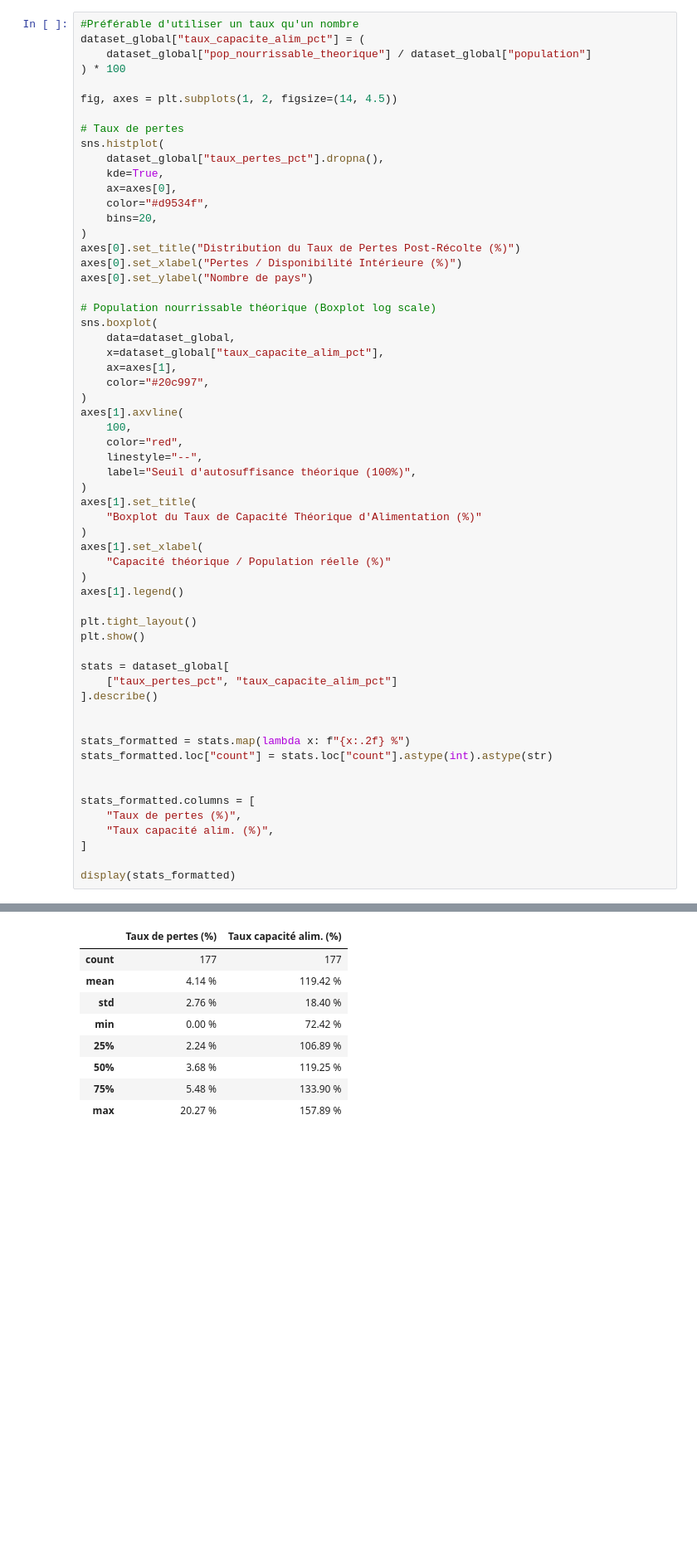
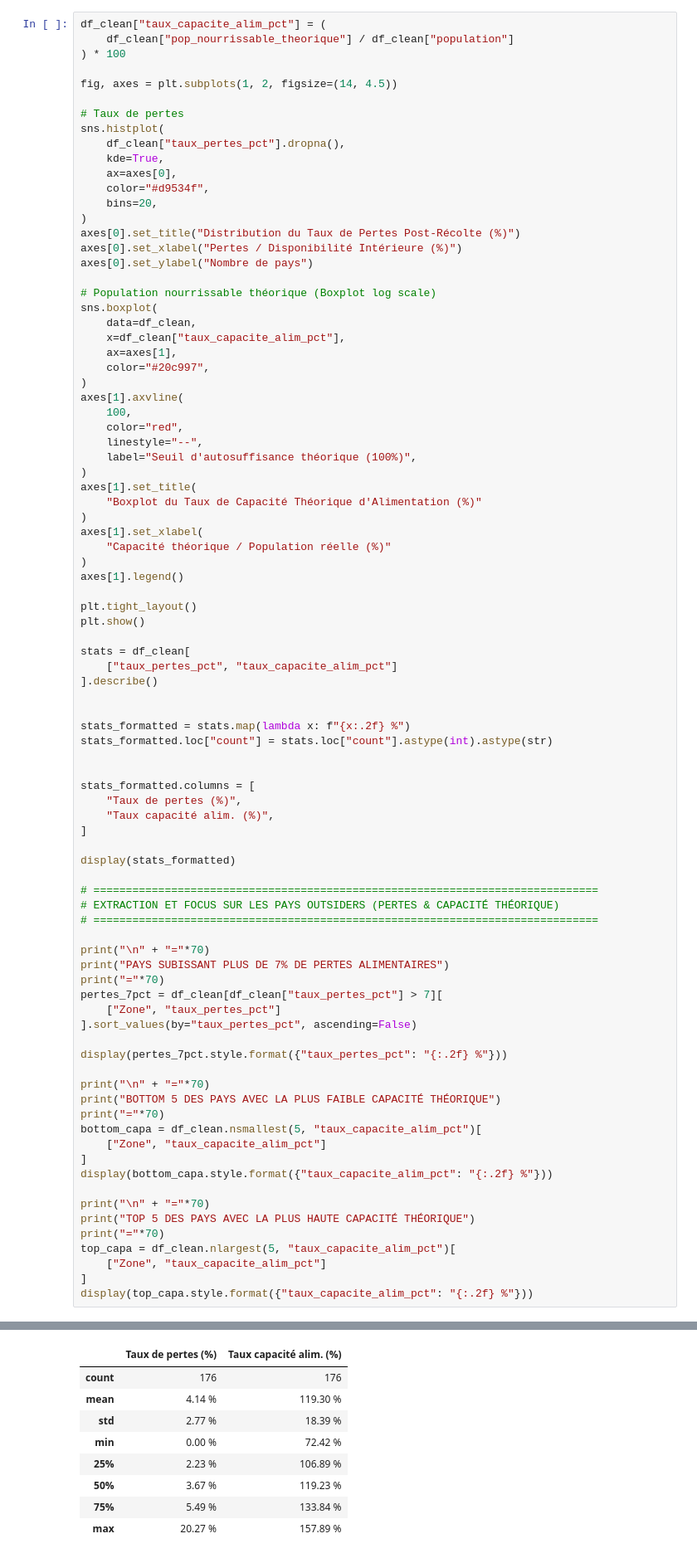
Before and after one commit to LalouhC/FAO_Datalab, a Jupyter notebook: notebooks/Analyse_FAO.ipynb, the cells around one changed output, grey strips where cells are left out. Shown at 83% size. Drawn from its saved outputs; the diff is of its cells as text; blank space fills up the shorter version.

```diff
--- a/notebooks/Analyse_FAO.ipynb
+++ b/notebooks/Analyse_FAO.ipynb
@@ -1512,16 +1681,15 @@ display(stats_formatted)
 - L'histogramme permet de voir le niveau moyen de gaspillage/pertes dans le monde, tandis que la courbe KDE révèle l'asymétrie de la distribution.
 - Le boxplot exprimé en taux (%) va neutraliser le biais de taille démographique : il ne mesure plus la population brute d'un pays, mais sa capacité à pouvoir nourrir sa population, permettant d'évaluer équitablement chaque nation par rapport au seuil d'autosuffisance de 100 %. »
 # %%
-#Préférable d'utiliser un taux qu'un nombre
-dataset_global["taux_capacite_alim_pct"] = (
-    dataset_global["pop_nourrissable_theorique"] / dataset_global["population"]
+df_clean["taux_capacite_alim_pct"] = (
+    df_clean["pop_nourrissable_theorique"] / df_clean["population"]
 ) * 100
 
 fig, axes = plt.subplots(1, 2, figsize=(14, 4.5))
 
 # Taux de pertes
 sns.histplot(
-    dataset_global["taux_pertes_pct"].dropna(),
+    df_clean["taux_pertes_pct"].dropna(),
     kde=True,
     ax=axes[0],
     color="#d9534f",
@@ -1533,8 +1701,8 @@ axes[0].set_ylabel("Nombre de pays")
 
 # Population nourrissable théorique (Boxplot log scale)
 sns.boxplot(
-    data=dataset_global,
-    x=dataset_global["taux_capacite_alim_pct"],
+    data=df_clean,
+    x=df_clean["taux_capacite_alim_pct"],
     ax=axes[1],
     color="#20c997",
 )
@@ -1545,39 +1713,68 @@ axes[1].axvline(
     label="Seuil d'autosuffisance théorique (100%)",
 )
 axes[1].set_title(
     "Boxplot du Taux de Capacité Théorique d'Alimentation (%)"
 )
 axes[1].set_xlabel(
     "Capacité théorique / Population réelle (%)"
 )
 axes[1].legend()
 
 plt.tight_layout()
 plt.show()
 
-stats = dataset_global[
+stats = df_clean[
     ["taux_pertes_pct", "taux_capacite_alim_pct"]
 ].describe()
 
 
 stats_formatted = stats.map(lambda x: f"{x:.2f} %")
 stats_formatted.loc["count"] = stats.loc["count"].astype(int).astype(str)
 
 
 stats_formatted.columns = [
     "Taux de pertes (%)",
     "Taux capacité alim. (%)",
 ]
 
 display(stats_formatted)
+
+# ==============================================================================
+# EXTRACTION ET FOCUS SUR LES PAYS OUTSIDERS (PERTES & CAPACITÉ THÉORIQUE)
+# ==============================================================================
+
+print("\n" + "="*70)
+print("PAYS SUBISSANT PLUS DE 7% DE PERTES ALIMENTAIRES")
+print("="*70)
+pertes_7pct = df_clean[df_clean["taux_pertes_pct"] > 7][
+    ["Zone", "taux_pertes_pct"]
+].sort_values(by="taux_pertes_pct", ascending=False)
+
+display(pertes_7pct.style.format({"taux_pertes_pct": "{:.2f} %"}))
+
+print("\n" + "="*70)
+print("BOTTOM 5 DES PAYS AVEC LA PLUS FAIBLE CAPACITÉ THÉORIQUE")
+print("="*70)
+bottom_capa = df_clean.nsmallest(5, "taux_capacite_alim_pct")[
+    ["Zone", "taux_capacite_alim_pct"]
+]
+display(bottom_capa.style.format({"taux_capacite_alim_pct": "{:.2f} %"}))
+
+print("\n" + "="*70)
+print("TOP 5 DES PAYS AVEC LA PLUS HAUTE CAPACITÉ THÉORIQUE")
+print("="*70)
+top_capa = df_clean.nlargest(5, "taux_capacite_alim_pct")[
+    ["Zone", "taux_capacite_alim_pct"]
+]
+display(top_capa.style.format({"taux_capacite_alim_pct": "{:.2f} %"}))
 # %% [output]
 [figure]
 |  | Taux de pertes (%) | Taux capacité alim. (%) |
-| count | 177 | 177 |
-| mean | 4.14 % | 119.42 % |
-| std | 2.76 % | 18.40 % |
+| count | 176 | 176 |
+| mean | 4.14 % | 119.30 % |
+| std | 2.77 % | 18.39 % |
 | min | 0.00 % | 72.42 % |
-| 25% | 2.24 % | 106.89 % |
-| 50% | 3.68 % | 119.25 % |
-| 75% | 5.48 % | 133.90 % |
+| 25% | 2.23 % | 106.89 % |
+| 50% | 3.67 % | 119.23 % |
+| 75% | 5.49 % | 133.84 % |
 | max | 20.27 % | 157.89 % |
```
Also changed, not shown: parts of 53 cells of this notebook.
